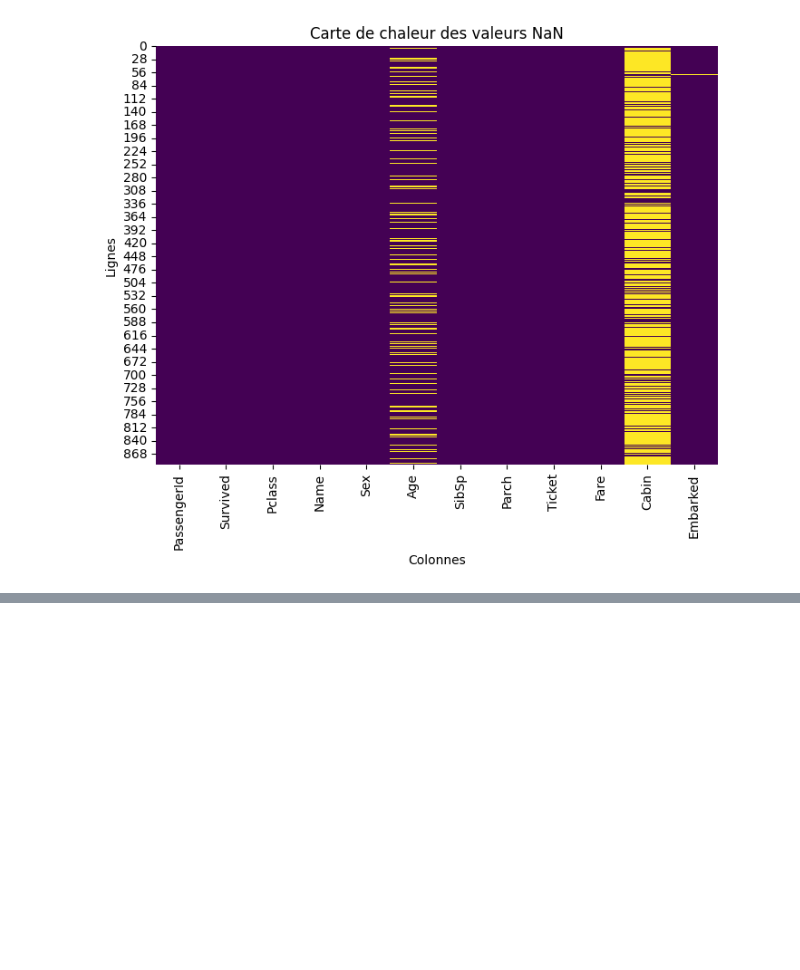
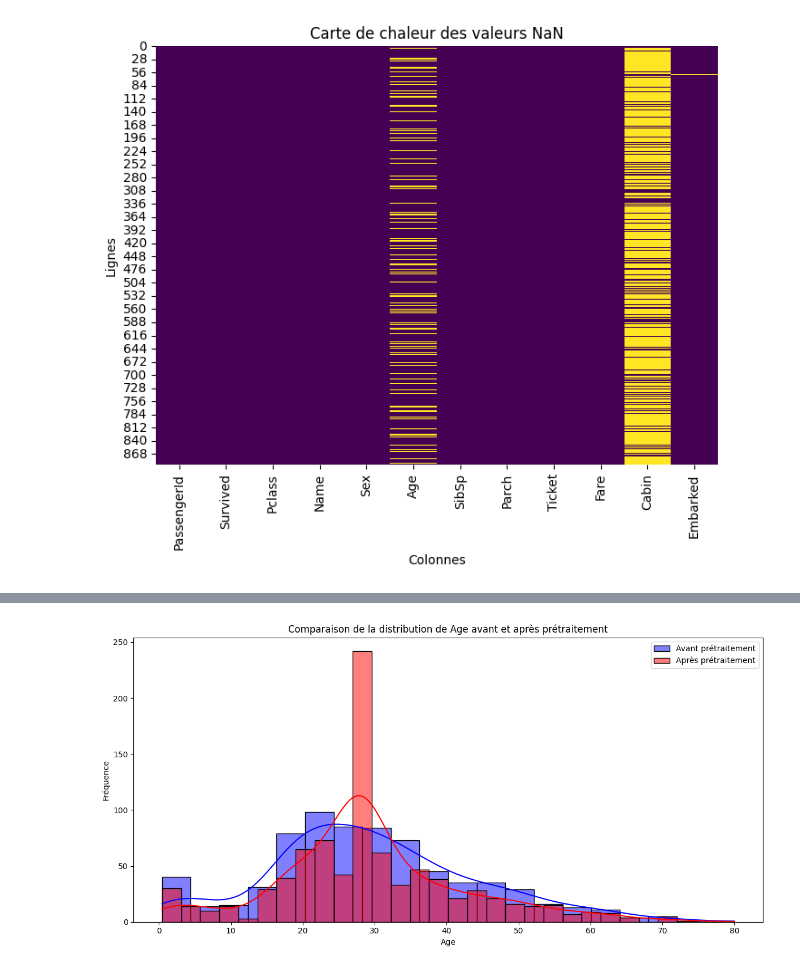
Before and after one commit to gaesty/MachineLearning, a Jupyter notebook: titanic.ipynb, the cells around one changed output, grey strips where cells are left out. Saved outputs shown, nothing was run; the diff lists cells and outputs as text; code cells hidden in the pictures; blank space fills up the shorter version.

```diff
--- a/titanic.ipynb
+++ b/titanic.ipynb
@@ -1,5 +1,6 @@
 # %%
 import pandas as pd
+df_original = pd.read_csv("data/titanic/train.csv", sep=',')
 df = pd.read_csv("data/titanic/train.csv", sep=',')
 df.head()
 # %% [output]
@@ -36,0 +129,24 @@ plt.show()
+# %%
+# Créer une seule figure
+plt.figure(figsize=(12, 6))
+
+# Tracer les deux histogrammes sur le même graphique
+sns.histplot(data=df_original, x='Age', kde=True, color='blue', alpha=0.5, label='Avant prétraitement')
+sns.histplot(data=df, x='Age', kde=True, color='red', alpha=0.5, label='Après prétraitement')
+
+# Ajouter les détails du graphique
+plt.title('Comparaison de la distribution de Age avant et après prétraitement')
+plt.xlabel('Age')
+plt.ylabel('Fréquence')
+plt.legend()
+
+# Ajuster l'espacement
+plt.tight_layout()
+
+# Sauvegarder la figure
+plt.savefig("./images/avant_et_apres_combine.png")
+
+# Afficher la figure
+plt.show()
+# %% [output]
+[figure, added]
```
Also changed, not shown: parts of 15 cells of this notebook.
